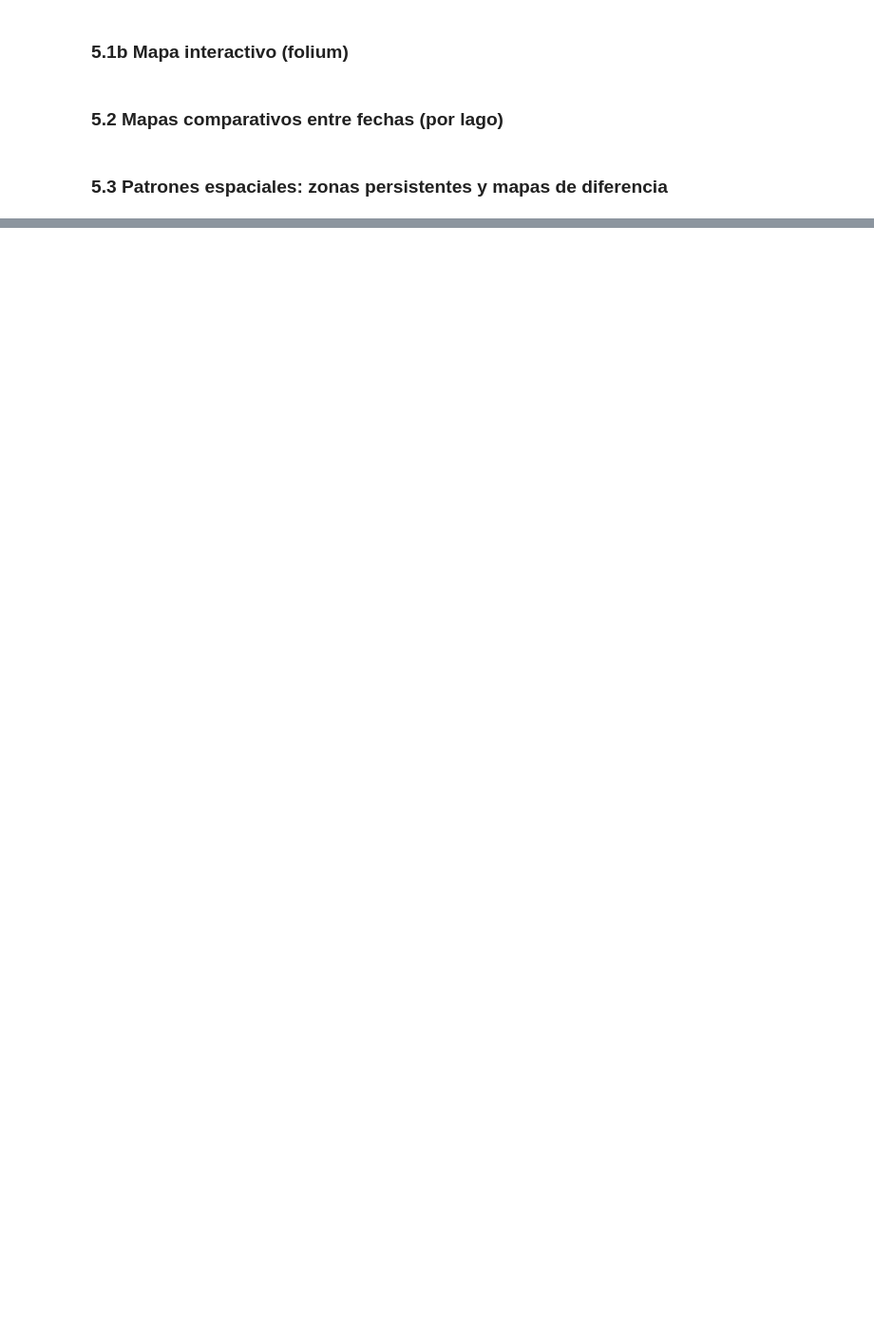
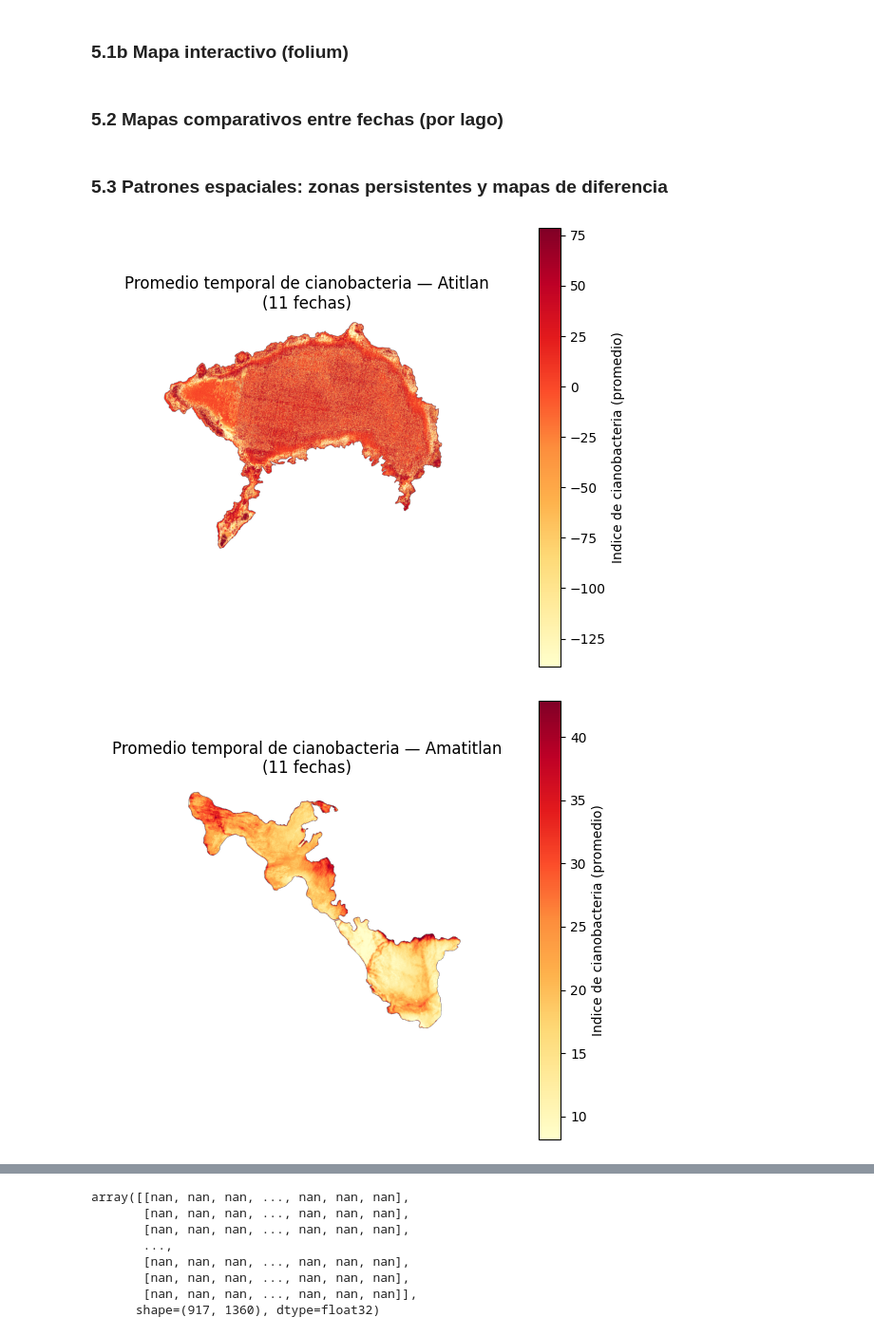
Before and after one commit to nilsmuralles/Lab4-DataScience, a Jupyter notebook: notebooks/ejercicio5.ipynb, the cells around one changed output, grey strips where cells are left out. Shown at 95% size. Saved outputs shown, nothing was run; the diff lists cells and outputs as text; code cells hidden in the pictures; blank space fills up the shorter version.

```diff
--- a/notebooks/ejercicio5.ipynb
+++ b/notebooks/ejercicio5.ipynb
@@ -9,6 +9,7 @@ import matplotlib.pyplot as plt
 import matplotlib.colors as mcolors
 import rasterio
 from rasterio.warp import calculate_default_transform, reproject, Resampling
+from scipy import ndimage
 import geopandas as gpd
 import folium
 
@@ -20,6 +21,12 @@ from src.indices import compute_indices
 from src.mask import get_water_mask, GEOJSON_DIR
 
 plt.rcParams["figure.dpi"] = 100
+
+PIXELES_EROSION = 2  # descarta un anillo de N pixeles junto a la orilla (mezcla agua/tierra)
+
+def water_mask_erosionada(water_mask: np.ndarray, iterations: int = PIXELES_EROSION) -> np.ndarray:
+    """Encoge la mascara de agua hacia adentro para excluir pixeles mixtos de la orilla."""
+    return ndimage.binary_erosion(water_mask, iterations=iterations)
 # %% [markdown]
 ### 5.1 Mapa de distribución de cianobacteria por lago (matplotlib)
 # %%
@@ -109,7 +116,7 @@ mapa_interactivo_cianobacteria("atitlan", LAGOS["atitlan"]["fechas"][0])
 def _array_cianobacteria(lago: str, fecha: str) -> np.ndarray:
     tif_path = DATA_RAW / lago / f"{fecha}.tif"
     idx = compute_indices(lago, fecha)
-    water_mask = get_water_mask(lago, tif_path, idx["ndwi"])
+    water_mask = water_mask_erosionada(get_water_mask(lago, tif_path, idx["ndwi"]))
     return np.where(water_mask, idx["cianobacteria"], np.nan)
 
 
@@ -117,8 +124,8 @@ def comparar_fechas(lago: str, fechas: list[str]):
     """Grafica un grid de mapas de cianobacteria (uno por fecha) con la misma escala de color."""
     arrays = [_array_cianobacteria(lago, fecha) for fecha in fechas]
 
-    vmin = np.nanmin([np.nanmin(a) for a in arrays])
-    vmax = np.nanmax([np.nanmax(a) for a in arrays])
+    todos_los_valores = np.concatenate([a[~np.isnan(a)] for a in arrays])
+    vmin, vmax = np.nanpercentile(todos_los_valores, [2, 98])
 
     fig, axes = plt.subplots(1, len(fechas), figsize=(4.5 * len(fechas), 5))
     if len(fechas) == 1:
@@ -149,33 +156,39 @@ def zonas_persistentes(lago: str, fechas: list[str]):
     stack = np.stack(arrays)
     promedio_temporal = np.nanmean(stack, axis=0)
 
+    vmin, vmax = np.nanpercentile(promedio_temporal, [2, 98])
+
     fig, ax = plt.subplots(figsize=(7, 6))
-    im = ax.imshow(promedio_temporal, cmap="YlOrRd")
+    im = ax.imshow(promedio_temporal, cmap="YlOrRd", vmin=vmin, vmax=vmax)
     ax.set_title(f"Promedio temporal de cianobacteria — {lago.capitalize()}\n({len(fechas)} fechas)")
     ax.axis("off")
     fig.colorbar(im, ax=ax, label="Indice de cianobacteria (promedio)")
     plt.show()
     return promedio_temporal
 
 
 def mapa_diferencia(lago: str, fecha_a: str, fecha_b: str):
     """Resta el indice de cianobacteria entre dos fechas para ver cambios."""
     array_a = _array_cianobacteria(lago, fecha_a)
     array_b = _array_cianobacteria(lago, fecha_b)
     diferencia = array_b - array_a
 
-    max_abs = np.nanmax(np.abs(diferencia))
+
+    limite = np.nanpercentile(np.abs(diferencia), 98)
     fig, ax = plt.subplots(figsize=(7, 6))
-    im = ax.imshow(diferencia, cmap="RdBu_r", vmin=-max_abs, vmax=max_abs)
+    im = ax.imshow(diferencia, cmap="RdBu_r", vmin=-limite, vmax=limite)
     ax.set_title(f"Diferencia de cianobacteria — {lago.capitalize()}\n{fecha_b} - {fecha_a}")
     ax.axis("off")
     fig.colorbar(im, ax=ax, label="Cambio en el indice")
     plt.show()
     return diferencia
 
 
 zonas_persistentes("atitlan", LAGOS["atitlan"]["fechas"])
 zonas_persistentes("amatitlan", LAGOS["amatitlan"]["fechas"])
 
 mapa_diferencia("atitlan", LAGOS["atitlan"]["fechas"][0], LAGOS["atitlan"]["fechas"][-1])
 mapa_diferencia("amatitlan", LAGOS["amatitlan"]["fechas"][0], LAGOS["amatitlan"]["fechas"][-1])
+# %% [output]
+[figure, added]
+[figure, added]
@@ -182,2 +197,10 @@ mapa_diferencia("amatitlan", LAGOS["amatitlan"]["fechas"][0], LAGOS["amatitlan"]
+array([[nan, nan, nan, ..., nan, nan, nan],
+       [nan, nan, nan, ..., nan, nan, nan],
+       [nan, nan, nan, ..., nan, nan, nan],
+       ...,
+       [nan, nan, nan, ..., nan, nan, nan],
+       [nan, nan, nan, ..., nan, nan, nan],
+       [nan, nan, nan, ..., nan, nan, nan]],
+      shape=(917, 1360), dtype=float32)
 # %% [markdown]
 **Interpretación de los patrones espaciales**
```
Also changed, not shown: parts of 4 cells of this notebook.
